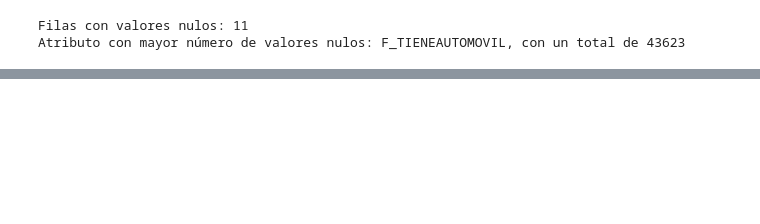
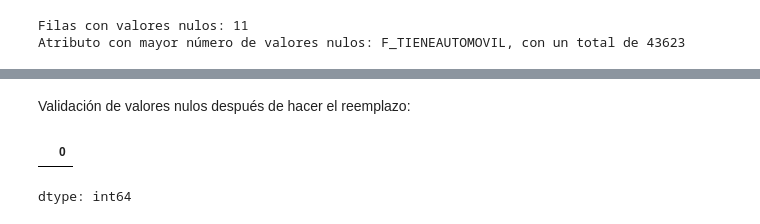
Before and after one commit to xjuandiego28/proyecto-modelos1-udea, a Jupyter notebook: 02 - preprocesado.ipynb, the cells around one changed output, grey strips where cells are left out. Cells and saved outputs as stored; diff of their text form; code cells hidden in the pictures; blank space fills up the shorter version.

Commit message:
Replaced null information with a generic option for categorial values

```diff
--- a/02 - preprocesado.ipynb
+++ b/02 - preprocesado.ipynb
@@ -132,0 +224,8 @@ Podemos observar que de las 21 columnas presentes en el modelo, 11 de ellas pres
+# %% [markdown]
+Validación de valores nulos después de hacer el reemplazo:
+# %%
+missing_values_after = training_data.isna().sum()
+missing_values_after[missing_values_after!=0]
+# %% [output]
+|  | 0 |
+dtype: int64
```
Also changed, not shown: parts of 15 cells of this notebook.
